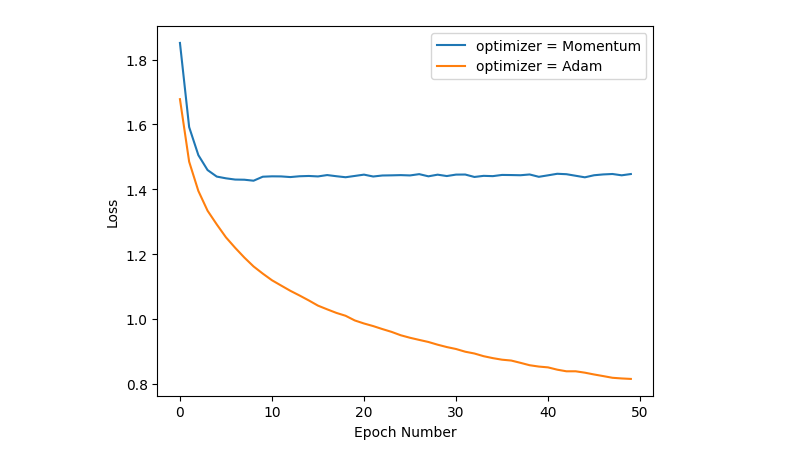
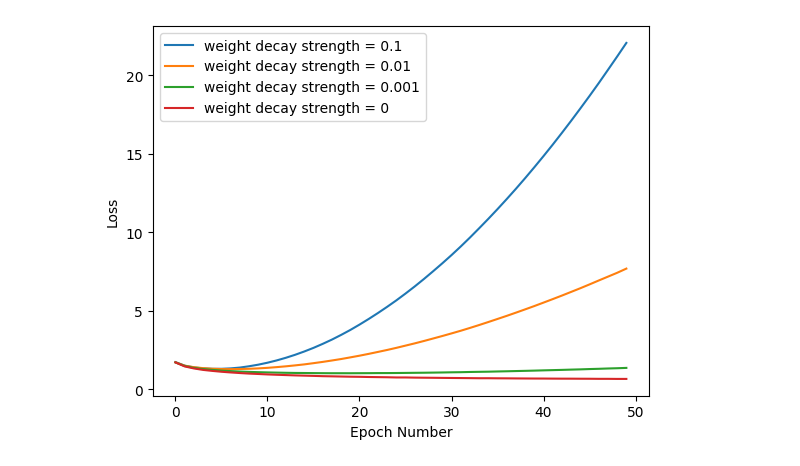
Before and after one commit to Yvnminc/Deep-Neural-Network-Components-Analysis, a Jupyter notebook: Experiment-Dropout-Optimiser-Regularizer.ipynb, the cells around one changed output. Saved outputs shown, nothing was run; the diff lists cells and outputs as text; code cells hidden in the pictures.

```diff
--- a/Experiment-Dropout-Optimiser-Regularizer.ipynb
+++ b/Experiment-Dropout-Optimiser-Regularizer.ipynb
@@ -141,0 +194,10 @@ d_holder[2]
+# %%
+for i in range(len(optimiser_option)):
+
+    plt.plot(o_holder[0][i][0],label=f'optimizer = {optimiser_option[i]}')
+
+plt.legend()
+plt.xlabel('Epoch Number')
+plt.ylabel('Loss')
+#plt.savefig('visual_outputs/optimizer_loss.png')
+plt.show()
@@ -149,15 +213,18 @@ train_recall = []
 dev_recall = []
 train_f1 = []
 dev_f1 = []
+model = []
 # %%
-for opt in optimiser_option:
+for strength in weight_decay_strength:
+
     nn = MlpV2(learning_rate=lr, batch_size=batch_size)
-    nn.set_optimiser(opt_type=opt[0], params = opt[1])
+    nn.set_optimiser(opt_type='Adam', params = [0.9,0.99])
     nn.set_batchNormalizer()
-    nn.add_layer(128,512,"relu",1)
-    nn.add_layer(512,256,"relu",1)
-    nn.add_layer(256,128,"relu",1)
-    nn.add_layer(128,64,"relu",1)
+    nn.set_regularizer(strength)
+    nn.add_layer(128,512,"leaky_relu",1)
+    nn.add_layer(512,256,"leaky_relu",1)
+    nn.add_layer(256,128,"leaky_relu",1)
+    nn.add_layer(128,64,"leaky_relu",1)
     nn.add_layer(64,10,"softmax",1)
 
     train_loss = nn.fit(X_train, y_train, epochs=50)
@@ -189,4 +256,6 @@ for opt in optimiser_option:
     dev_precision.append(t_precision)
     dev_recall.append(t_recall)
     dev_f1.append(t_f1)
+
+    model.append(nn)
 # %% [output]
@@ -210,14 +279,14 @@ Epoch: 50  Training Loss: 0.8154066755308302  Time (sec): 20.78239917755127
 # %%
-o_holder = [loss,train_acc,dev_acc,train_precision,dev_precision,train_recall,dev_recall,train_f1,dev_f1]
+w_holder = [loss,train_acc,dev_acc,train_precision,dev_precision,train_recall,dev_recall,train_f1,dev_f1,model]
 # %%
-for i in range(len(optimiser_option)):
+for i in range(len(weight_decay_strength)):
 
-    plt.plot(o_holder[0][i],label=f'optimizer = {optimiser_option[i]}')
+    plt.plot(w_holder[0][i][0],label=f'weight decay strength = {weight_decay_strength[i]}')
 
 plt.legend()
 plt.xlabel('Epoch Number')
 plt.ylabel('Loss')
-plt.savefig('visual_outputs/optimizer_loss.png')
+plt.savefig('visual_outputs/weight_decay_strength_loss.png')
 plt.show()
 # %% [output]
-[figure, old version]
+[figure, new version]
```
Also changed, not shown: parts of 21 cells of this notebook, 4 other files.
